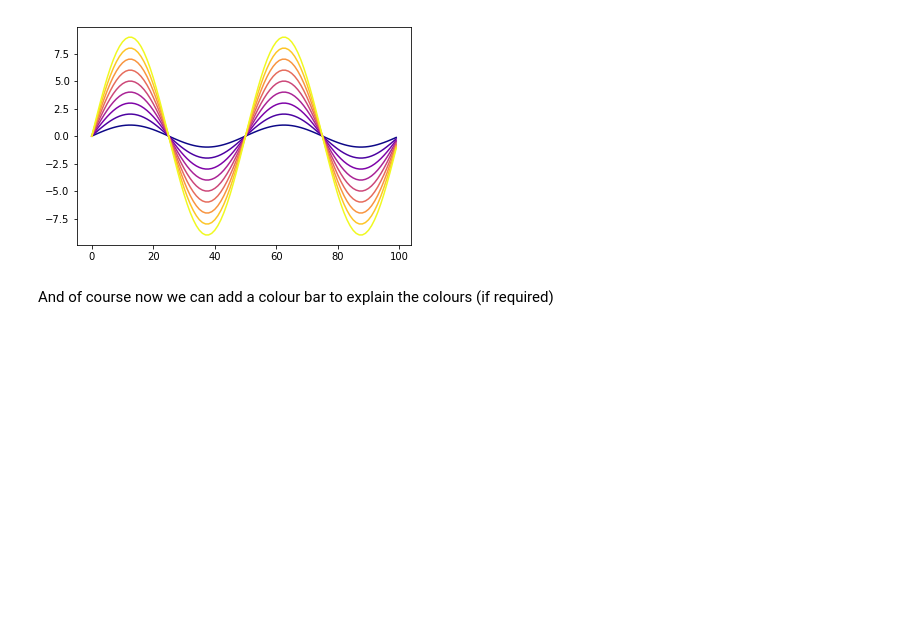
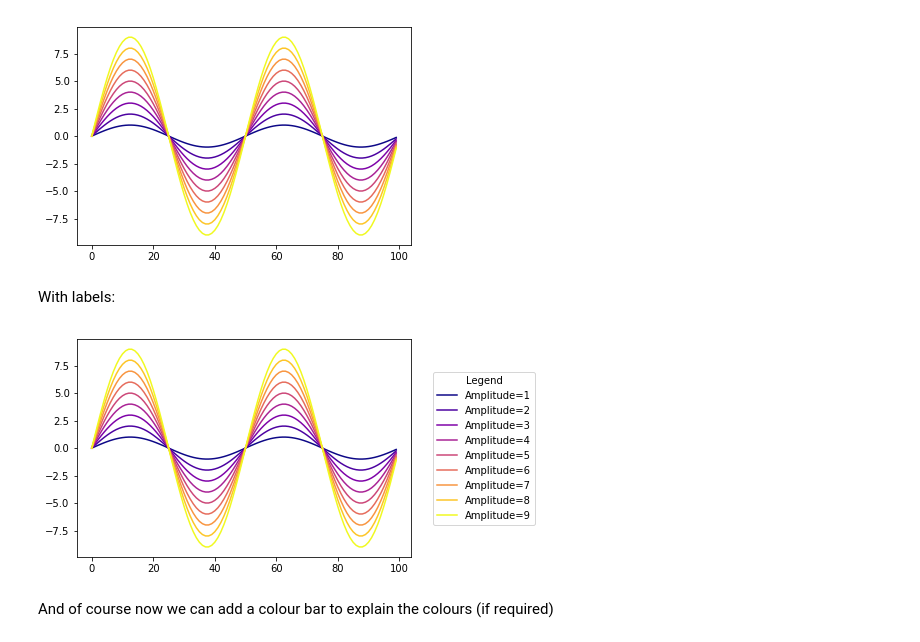
Before and after one commit to njcuk9999/neil_python_examples, a Jupyter notebook: matplotlib/colour_from_colourmap.ipynb, the cells around one changed output. Saved outputs shown, nothing was run; the diff lists cells and outputs as text; code cells hidden in the pictures; blank space fills up the shorter version.

Commit message:
first commit of colourmap ipynb

```diff
--- a/matplotlib/colour_from_colourmap.ipynb
+++ b/matplotlib/colour_from_colourmap.ipynb
@@ -58,6 +58,22 @@ for i in range(len(y)):
     frame.plot(x, y[i], color=colorVal)
 # %% [output]
 [figure]
+# %% [markdown]
+With labels:
+# %%
+# set up plot
+frame = plt.subplot(111)
+# loop around our y values
+for i in range(len(y)):
+    # get our colour for this iteration
+    colorVal = scalarMap.to_rgba(amps[i])
+    # plot our graph
+    frame.plot(x, y[i], color=colorVal,
+               label='Amplitude={0}'.format(amps[i]))
+legend = frame.legend(loc=6, bbox_to_anchor=[1.05, 0.5],
+                      title='Legend')
+# %% [output]
+[figure, added]
 # %% [markdown]
 And of course now we can add a colour bar to explain the colours (if required)
 # %%
```
